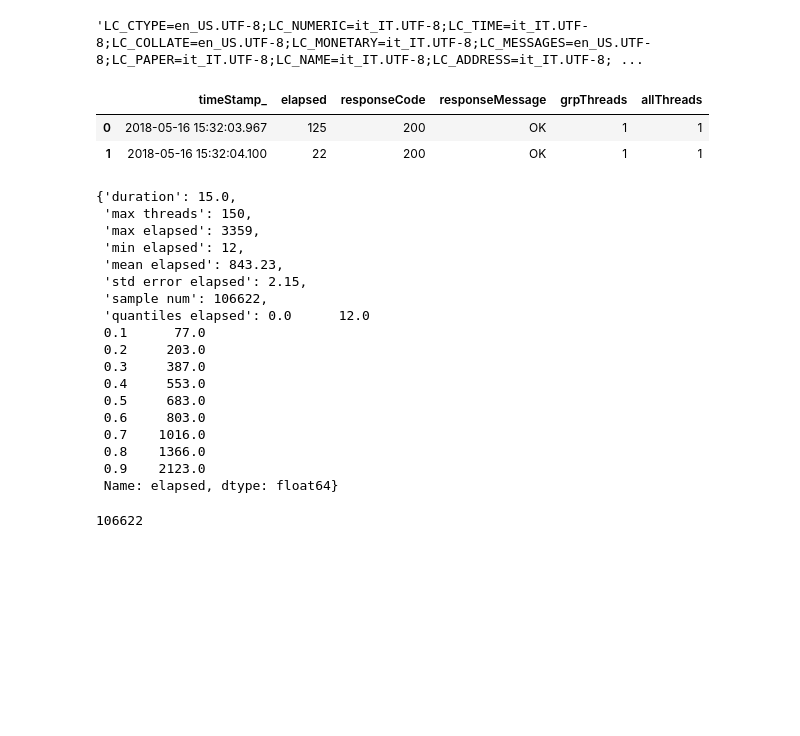
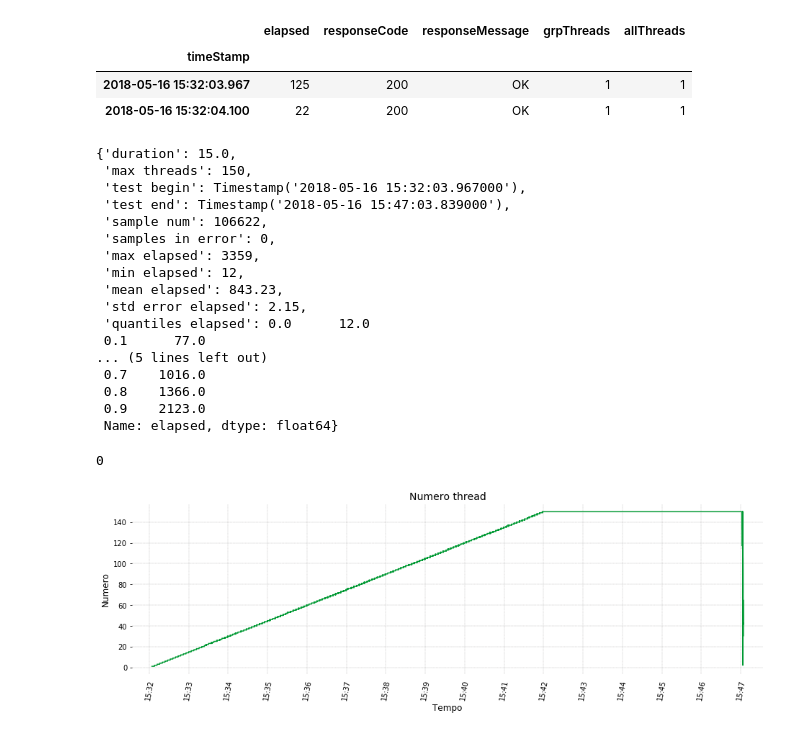
Before and after one commit to p-giovanni/JMeter_report, a Jupyter notebook: notebook/JMeter_Report.ipynb, the cells around one changed output. Cells and saved outputs as stored; diff of their text form; code cells hidden in the pictures; blank space fills up the shorter version.

Commit message:
Two new charts.

```diff
--- a/notebook/JMeter_Report.ipynb
+++ b/notebook/JMeter_Report.ipynb
@@ -8,14 +8,17 @@ import numpy as np
 
 %matplotlib inline
 from matplotlib import pyplot as plt
+from matplotlib.ticker import (MultipleLocator, FormatStrFormatter, AutoMinorLocator)
+import matplotlib.dates as mdates
 
 from pandas.plotting import autocorrelation_plot
 
 from statsmodels.tsa import stattools
 
 locale.setlocale(locale.LC_ALL, '')
+
+from pandas.plotting import register_matplotlib_converters
+register_matplotlib_converters()
-# %% [output]
-'LC_CTYPE=en_US.UTF-8;LC_NUMERIC=it_IT.UTF-8;LC_TIME=it_IT.UTF-8;LC_COLLATE=en_US.UTF-8;LC_MONETARY=it_IT.UTF-8;LC_MESSAGES=en_US.UTF-8;LC_PAPER=it_IT.UTF-8;LC_NAME=it_IT.UTF-8;LC_ADDRESS=it_IT.UTF-8; ...
 # %%
 #
 # Some common functions.
@@ -67,23 +116,29 @@ data_file = os.path.join(data_file_path, data_file_name)
 # %%
 dtype_dict = {
 }
 
 parse_dates = ["timeStamp"]
 
-columns = ["timeStamp_", "elapsed", "responseCode", "responseMessage","grpThreads","allThreads"]
+columns = ["elapsed", "responseCode", "responseMessage","grpThreads","allThreads"]
 
 df = pd.read_csv(data_file, sep='#', lineterminator='\n'
                 ,low_memory=False
                 ,dtype=dtype_dict)
-df["timeStamp_"] = pd.to_datetime(df["timeStamp"], unit='ms')
-df.sort_values(by=["timeStamp_"], inplace=True)
+df["timeStamp"] = pd.to_datetime(df["timeStamp"], unit='ms')
+df.set_index("timeStamp", inplace=True)
+df.sort_index(axis=0, ascending=True, inplace=True)
+#df.sort_values(by=["timeStamp"], inplace=True)
 
 # Get just the columns we need.
 df = df[columns]
 
+# Collection of all the sample in error.
+errors_df = df.loc[~ df['responseCode'].isin(ok_codes)]
+
 #(df_red.shape, df_red.dtypes)
 df.head(2)
 # %% [output]
-|  | timeStamp_ | elapsed | responseCode | responseMessage | grpThreads | allThreads |
-| 0 | 2018-05-16 15:32:03.967 | 125 | 200 | OK | 1 | 1 |
-| 1 | 2018-05-16 15:32:04.100 | 22 | 200 | OK | 1 | 1 |
+|  | elapsed | responseCode | responseMessage | grpThreads | allThreads |
+| timeStamp |  |  |  |  |  |
+| 2018-05-16 15:32:03.967 | 125 | 200 | OK | 1 | 1 |
+| 2018-05-16 15:32:04.100 | 22 | 200 | OK | 1 | 1 |
@@ -97,8 +145,8 @@ ok_codes [200, 202]
 # %%
 # Calculate the test duration in minutes.
-begin_d = df["timeStamp_"].min()
-end_d = df["timeStamp_"].max()
-duration = end_d - begin_d
+global_statistics["test begin"] = df.index.min()
+global_statistics["test end"] = df.index.max()
+duration = global_statistics["test end"] - global_statistics["test begin"]
 
 global_statistics["duration"] = round(duration.total_seconds() / 60, dec_num)
 
@@ -107,6 +155,7 @@ global_statistics["max threads"] = df["allThreads"].max()
 
 # Sample len.
 global_statistics["sample num"] = df.shape[0]
+global_statistics["samples in error"] = errors_df.shape[0]
 
 # Service time statistics.
 global_statistics["max elapsed"] = df["elapsed"].max()
@@ -117,27 +166,32 @@ global_statistics["quantiles elapsed"] = df["elapsed"].quantile(np.arange(0, 1,
 
 # Total transactions (sample not in error per second).
 global_statistics["quantiles elapsed"]
+
+time_limits = [global_statistics["test begin"] - pd.Timedelta(minutes=0.5)
+              ,global_statistics["test end"] + pd.Timedelta(minutes=0.5)]
+
 global_statistics
 # %% [output]
 {'duration': 15.0,
  'max threads': 150,
+ 'test begin': Timestamp('2018-05-16 15:32:03.967000'),
+ 'test end': Timestamp('2018-05-16 15:47:03.839000'),
+ 'sample num': 106622,
+ 'samples in error': 0,
  'max elapsed': 3359,
  'min elapsed': 12,
  'mean elapsed': 843.23,
  'std error elapsed': 2.15,
- 'sample num': 106622,
  'quantiles elapsed': 0.0      12.0
  0.1      77.0
- 0.2     203.0
- 0.3     387.0
- 0.4     553.0
- 0.5     683.0
- 0.6     803.0
+... (5 lines left out)
  0.7    1016.0
  0.8    1366.0
  0.9    2123.0
  Name: elapsed, dtype: float64}
 # %%
 df['responseCode'].value_counts().loc[200]
+#~
+df.loc[~ df['responseCode'].isin(ok_codes)].shape[0]
 # %% [output]
-106622
+0
@@ -143,0 +237,13 @@ df['responseCode'].value_counts().loc[200]
+# %%
+fig = plt.figure(figsize=(50, 8))
+gs = fig.add_gridspec(2, 4)
+fig.set_tight_layout(True)
+
+ax = []
+ax.append(fig.add_subplot(gs[0, 0]))
+
+threads_chart(ax[0], df.index, df["allThreads"], color="#009933")
+
+plt.savefig(os.path.join(images_path,"{prefix}threads_chart.png".format(prefix=image_file_prefix)))
+# %% [output]
+[figure, added]
```
Also changed, not shown: parts of 9 cells of this notebook, 3 other files.
